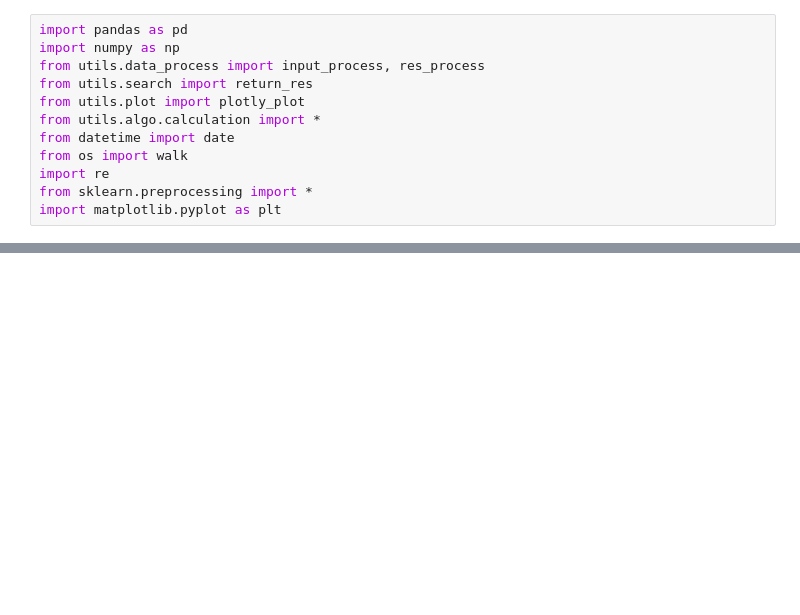
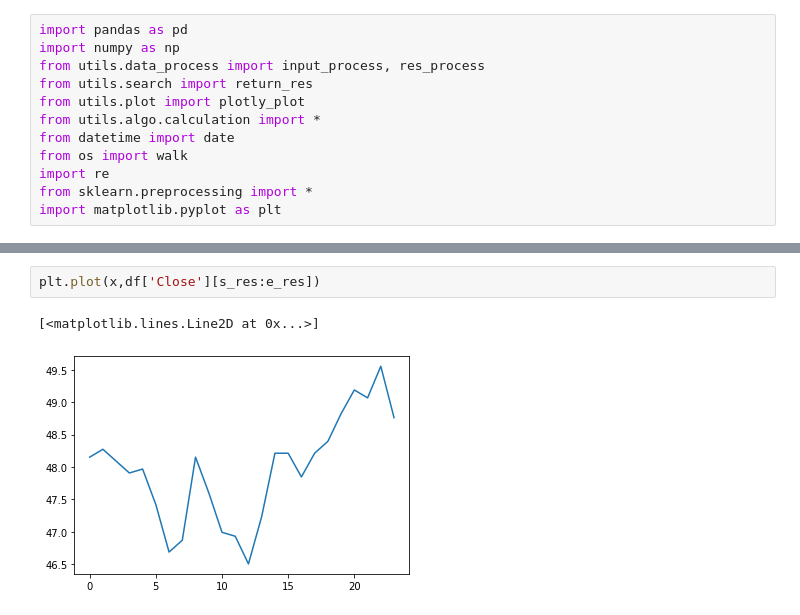
Before and after one commit to imjimmylol/dash, a Jupyter notebook: debug2.ipynb, the cells around one changed output, grey strips where cells are left out. Saved outputs shown, nothing was run; the diff lists cells and outputs as text; blank space fills up the shorter version.

```diff
--- a/debug2.ipynb
+++ b/debug2.ipynb
@@ -33,3 +55,8 @@ plt.plot(x, y_pred) # 作圖檢視結果
+# %%
+plt.plot(x,df['Close'][s_res:e_res])
+# %% [output]
+[<matplotlib.lines.Line2D at 0x...>]
+[figure, added]
 # %%
 # 執行搜尋
 # search and return res
```
Also changed, not shown: parts of 10 cells of this notebook, 3 other files.
